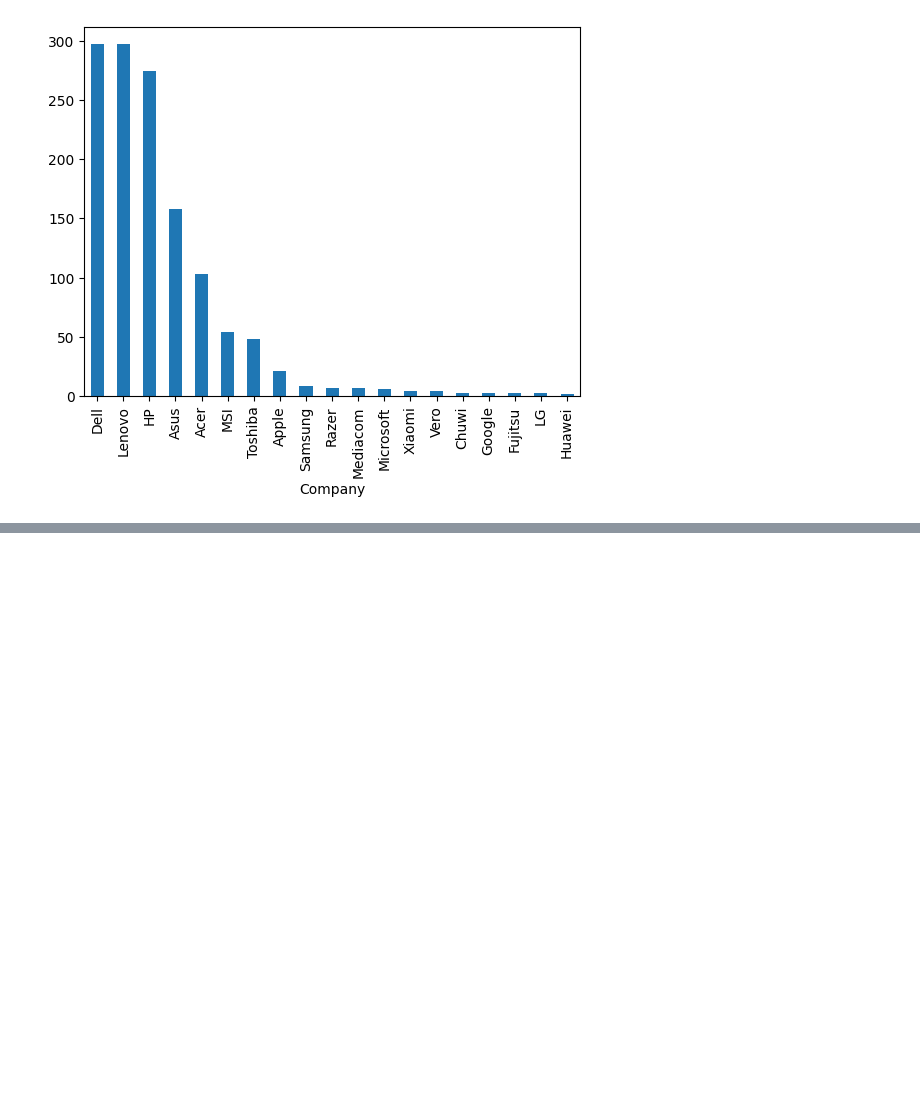
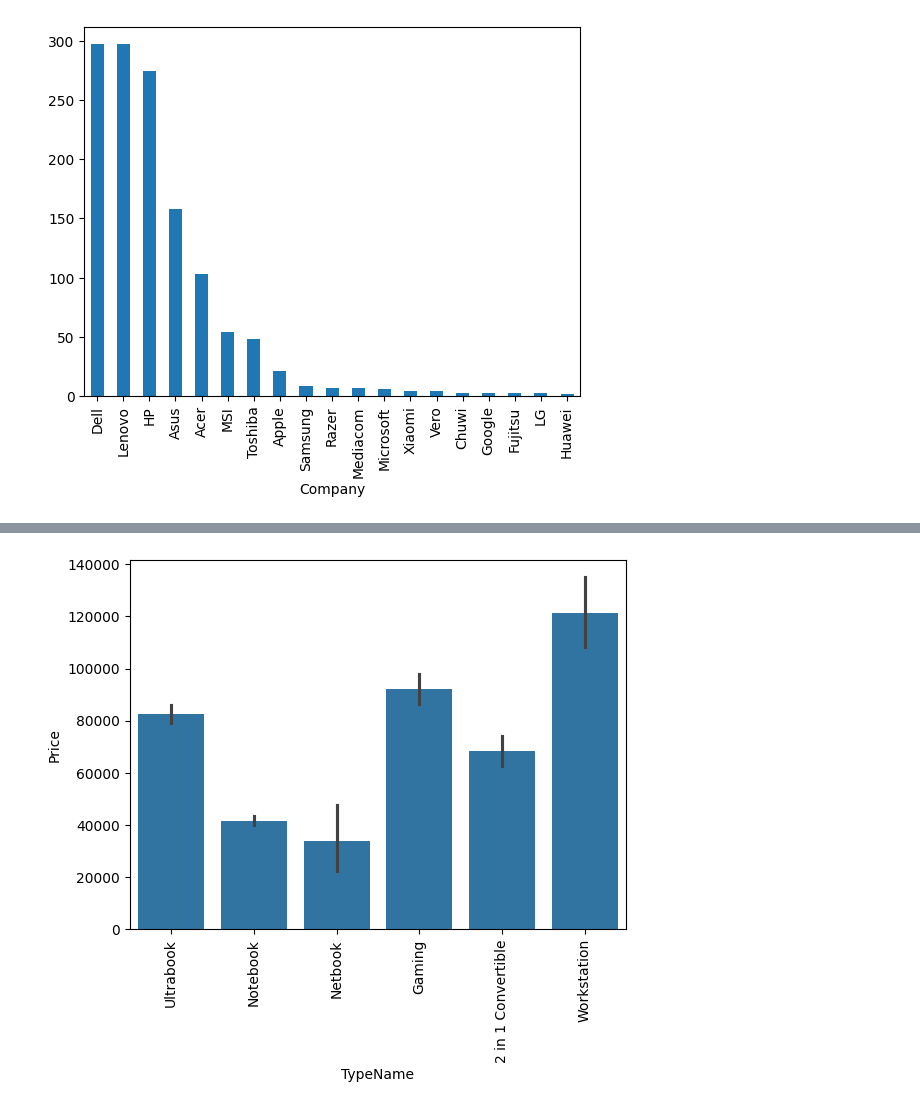
Before and after one commit to georgepr0xy/laptop_price_predictor, a Jupyter notebook: laptop_price_prediction.ipynb, the cells around one changed output, grey strips where cells are left out. Drawn from its saved outputs; the diff is of its cells as text; code cells hidden in the pictures; blank space fills up the shorter version.

```diff
--- a/laptop_price_prediction.ipynb
+++ b/laptop_price_prediction.ipynb
@@ -113,0 +117,6 @@ df['Company'].value_counts().plot(kind='bar')
+# %%
+sns.barplot(x= df['TypeName'] , y =df['Price'])
+plt.xticks(rotation='vertical')
+plt.show()
+# %% [output]
+[figure, added]
```
Also changed, not shown: parts of 13 cells of this notebook.
